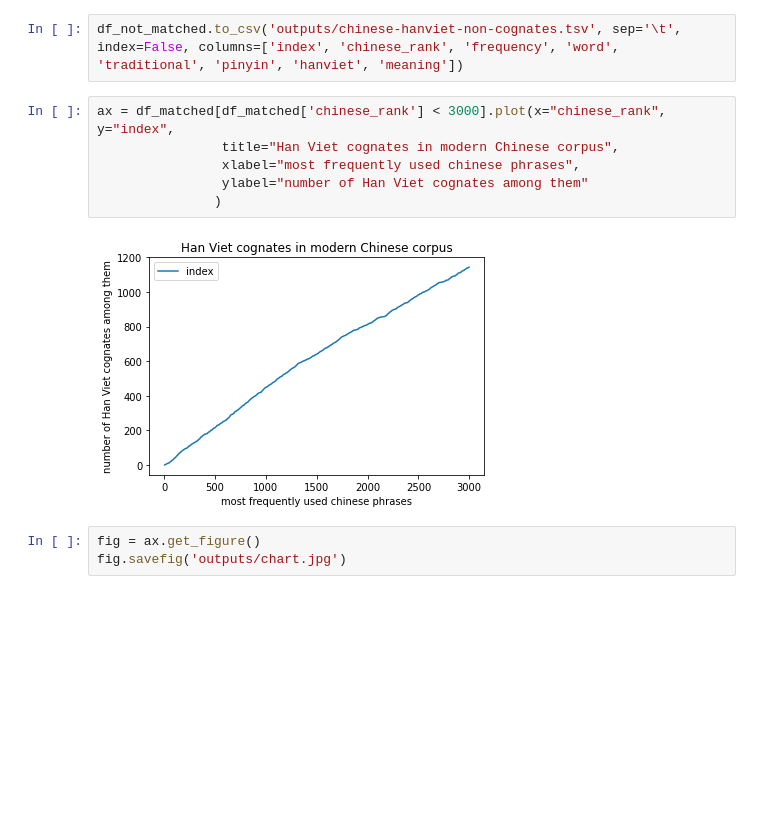
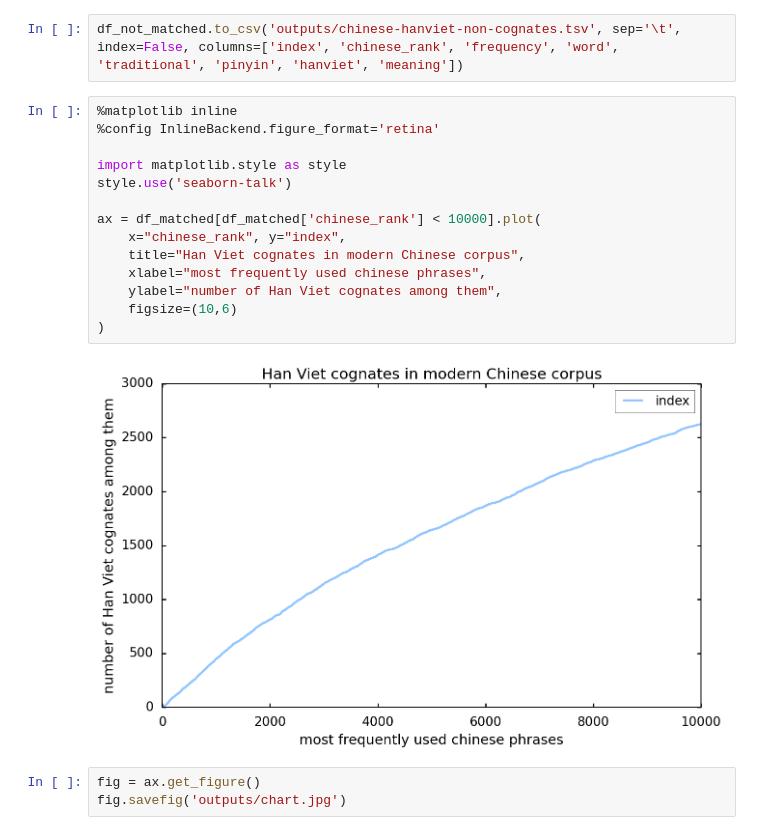
Before and after one commit to ryanphung/chinese-hanviet-cognates, a Jupyter notebook: chinese-hanviet.ipynb, the cells around one changed output. Saved outputs shown, nothing was run; the diff lists cells and outputs as text; blank space fills up the shorter version.

Commit message:
Graph format

```diff
--- a/chinese-hanviet.ipynb
+++ b/chinese-hanviet.ipynb
@@ -479,13 +479,21 @@ df_not_matched
 # %%
 df_not_matched.to_csv('outputs/chinese-hanviet-non-cognates.tsv', sep='\t', index=False, columns=['index', 'chinese_rank', 'frequency', 'word', 'traditional', 'pinyin', 'hanviet', 'meaning'])
 # %%
-ax = df_matched[df_matched['chinese_rank'] < 3000].plot(x="chinese_rank", y="index",
-                title="Han Viet cognates in modern Chinese corpus",
-                xlabel="most frequently used chinese phrases",
-                ylabel="number of Han Viet cognates among them"
-               )
+%matplotlib inline
+%config InlineBackend.figure_format='retina'
+
+import matplotlib.style as style
+style.use('seaborn-talk')
+
+ax = df_matched[df_matched['chinese_rank'] < 10000].plot(
+    x="chinese_rank", y="index",
+    title="Han Viet cognates in modern Chinese corpus",
+    xlabel="most frequently used chinese phrases",
+    ylabel="number of Han Viet cognates among them",
+    figsize=(10,6)
+)
 # %% [output]
-[figure, old version]
+[figure, new version]
 # %%
 fig = ax.get_figure()
 fig.savefig('outputs/chart.jpg')
```
Also changed, not shown: 1 other file.
